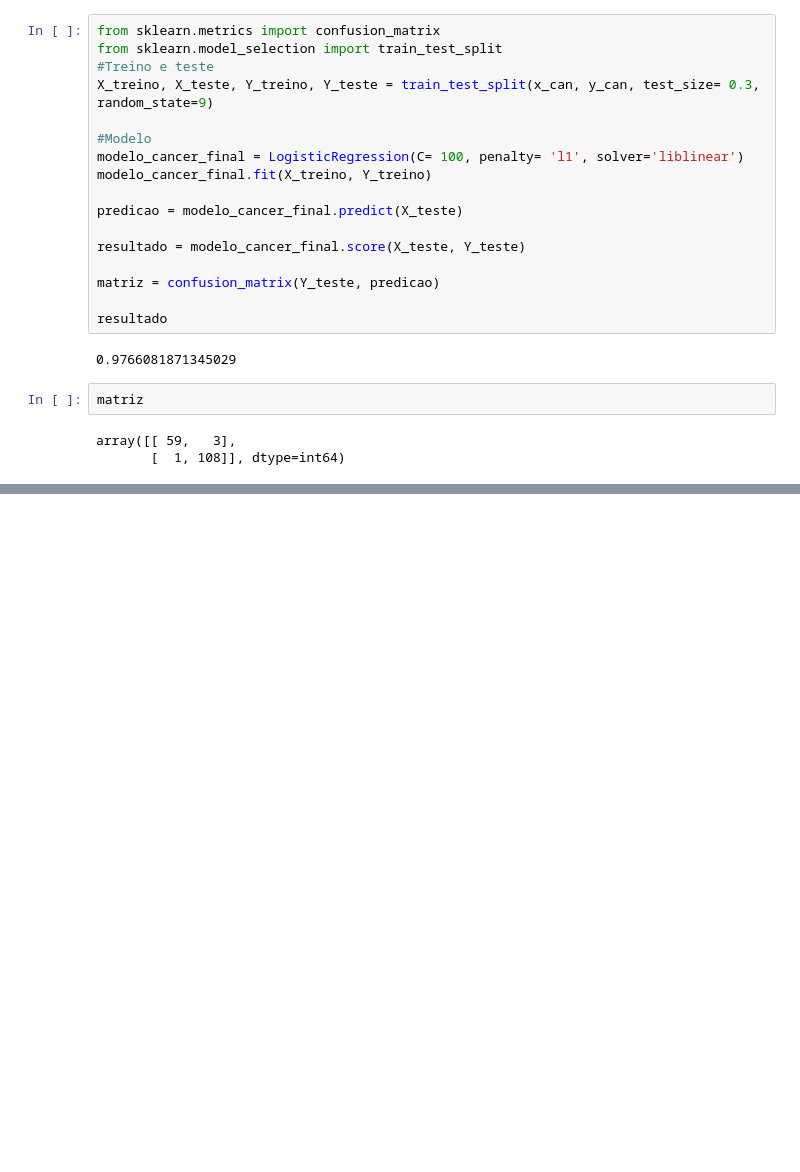
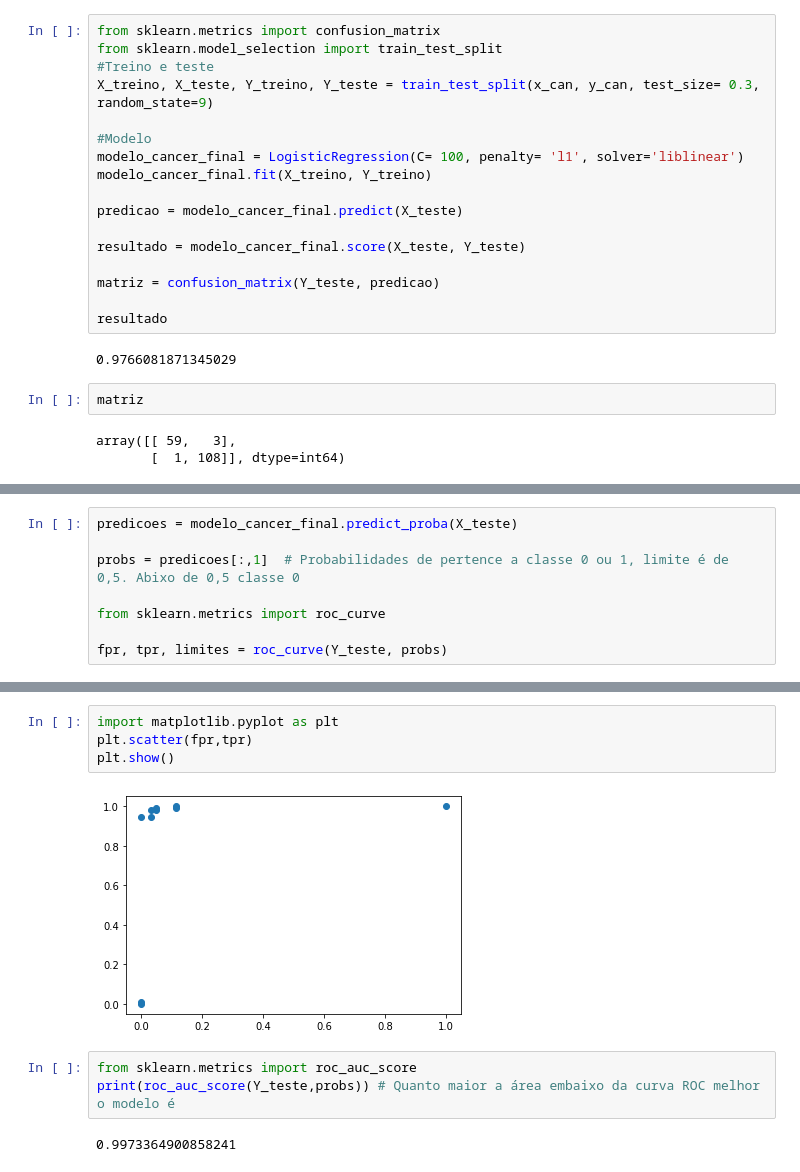
Before and after one commit to MatheusAlves-collab/Data_Science, a Jupyter notebook: 04_Regressao_Logistica/Regressao_Logistica.ipynb, the cells around one changed output, grey strips where cells are left out. Cells and saved outputs as stored; diff of their text form; blank space fills up the shorter version.

```diff
--- a/04_Regressao_Logistica/Regressao_Logistica.ipynb
+++ b/04_Regressao_Logistica/Regressao_Logistica.ipynb
@@ -181,0 +204,8 @@ array([[ 59,   3],
+# %%
+predicoes = modelo_cancer_final.predict_proba(X_teste)
+
+probs = predicoes[:,1]  # Probabilidades de pertence a classe 0 ou 1, limite é de 0,5. Abixo de 0,5 classe 0
+
+from sklearn.metrics import roc_curve
+
+fpr, tpr, limites = roc_curve(Y_teste, probs)
@@ -181,0 +224,11 @@ array([[ 59,   3],
+# %%
+import matplotlib.pyplot as plt
+plt.scatter(fpr,tpr)
+plt.show()
+# %% [output]
+[figure, added]
+# %%
+from sklearn.metrics import roc_auc_score
+print(roc_auc_score(Y_teste,probs)) # Quanto maior a área embaixo da curva ROC melhor o modelo é
+# %% [output]
+0.9973364900858241
```
Also changed, not shown: parts of 5 cells of this notebook, 1 other file.
